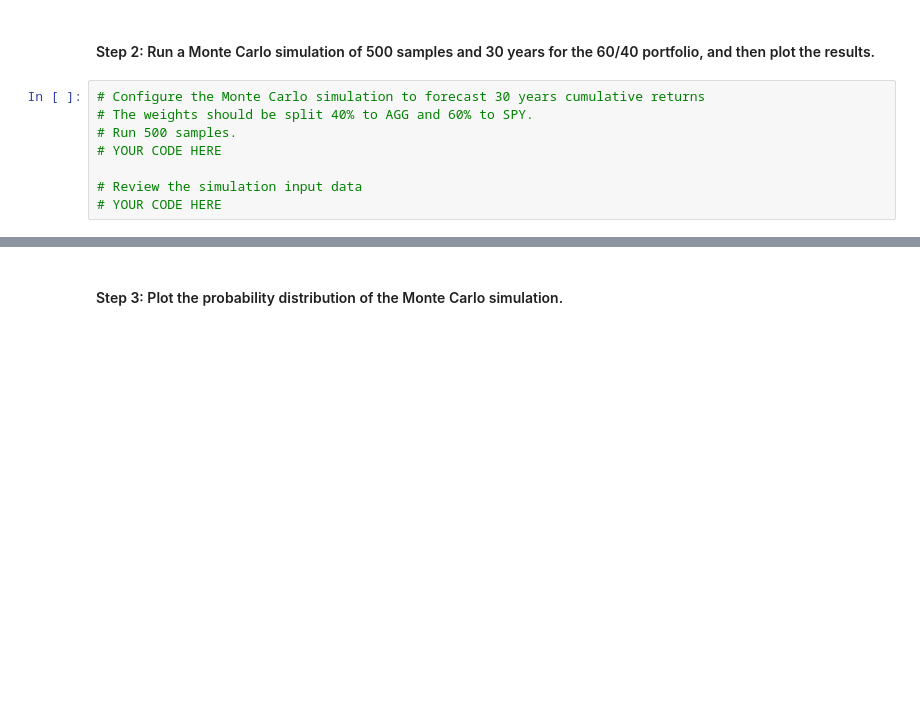
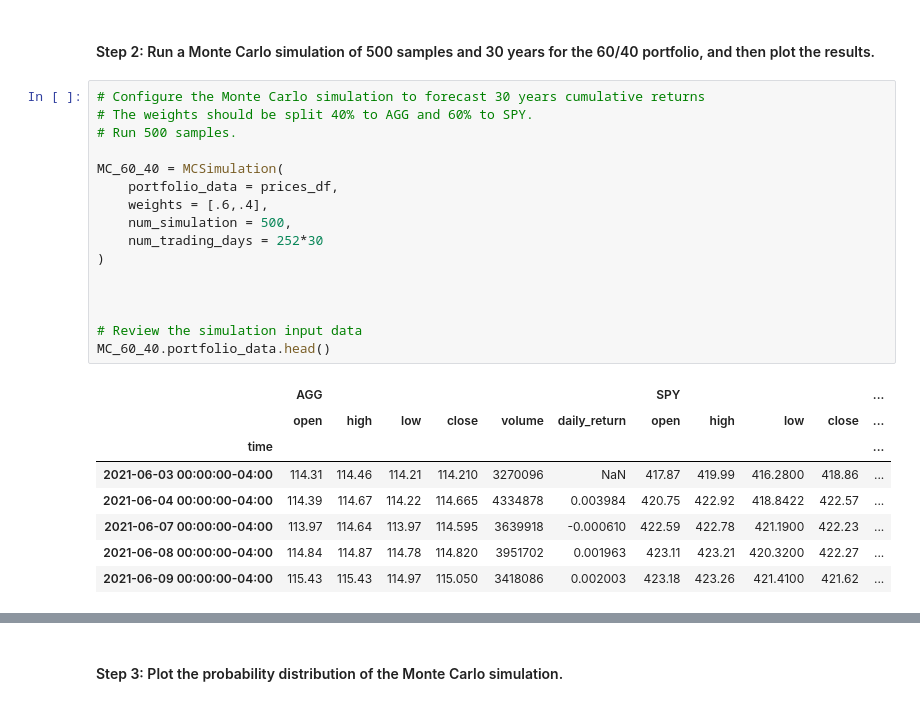
Before and after one commit to flyfishjay/challenge_week_5, a Jupyter notebook: financial_planning_tools.ipynb, the cells around one changed output, grey strips where cells are left out. Drawn from its saved outputs; the diff is of its cells as text; blank space fills up the shorter version.

```diff
--- a/financial_planning_tools.ipynb
+++ b/financial_planning_tools.ipynb
@@ -442,10 +485,27 @@ In this section, you’ll use the MCForecastTools library to create a Monte Carl
 # %%
 # Configure the Monte Carlo simulation to forecast 30 years cumulative returns
 # The weights should be split 40% to AGG and 60% to SPY.
 # Run 500 samples.
-# YOUR CODE HERE
+
+MC_60_40 = MCSimulation(
+    portfolio_data = prices_df,
+    weights = [.6,.4],
+    num_simulation = 500,
+    num_trading_days = 252*30
+)
+
+
 
 # Review the simulation input data
-# YOUR CODE HERE
+MC_60_40.portfolio_data.head()
+# %% [output]
+|  | AGG |  |  |  |  |  | SPY |  |  |  | ... |
+|  | open | high | low | close | volume | daily_return | open | high | low | close | ... |
+| time |  |  |  |  |  |  |  |  |  |  | ... |
+| 2021-06-03 00:00:00-04:00 | 114.31 | 114.46 | 114.21 | 114.210 | 3270096 | NaN | 417.87 | 419.99 | 416.2800 | 418.86 | ... |
+| 2021-06-04 00:00:00-04:00 | 114.39 | 114.67 | 114.22 | 114.665 | 4334878 | 0.003984 | 420.75 | 422.92 | 418.8422 | 422.57 | ... |
+| 2021-06-07 00:00:00-04:00 | 113.97 | 114.64 | 113.97 | 114.595 | 3639918 | -0.000610 | 422.59 | 422.78 | 421.1900 | 422.23 | ... |
+| 2021-06-08 00:00:00-04:00 | 114.84 | 114.87 | 114.78 | 114.820 | 3951702 | 0.001963 | 423.11 | 423.21 | 420.3200 | 422.27 | ... |
+| 2021-06-09 00:00:00-04:00 | 115.43 | 115.43 | 114.97 | 115.050 | 3418086 | 0.002003 | 423.18 | 423.26 | 421.4100 | 421.62 | ... |
 # %%
 # Run the Monte Carlo simulation to forecast 30 years cumulative returns
```
Also changed, not shown: parts of 11 cells of this notebook.
